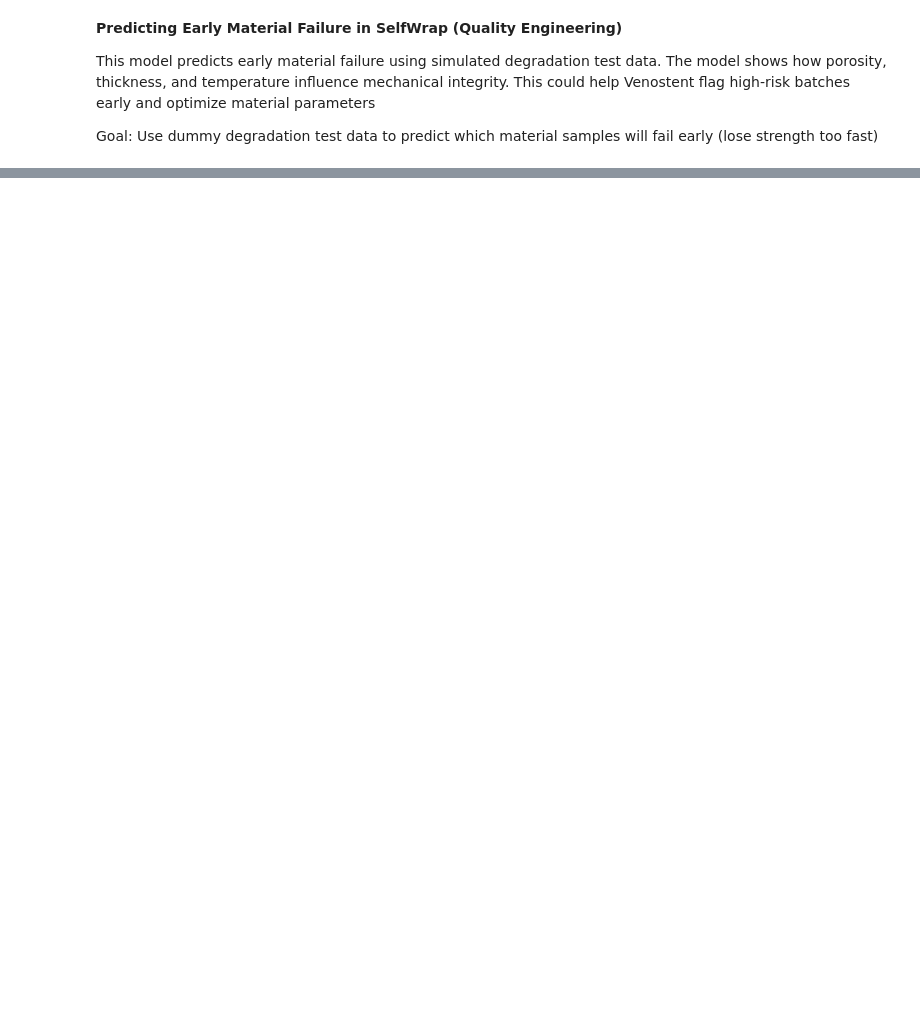
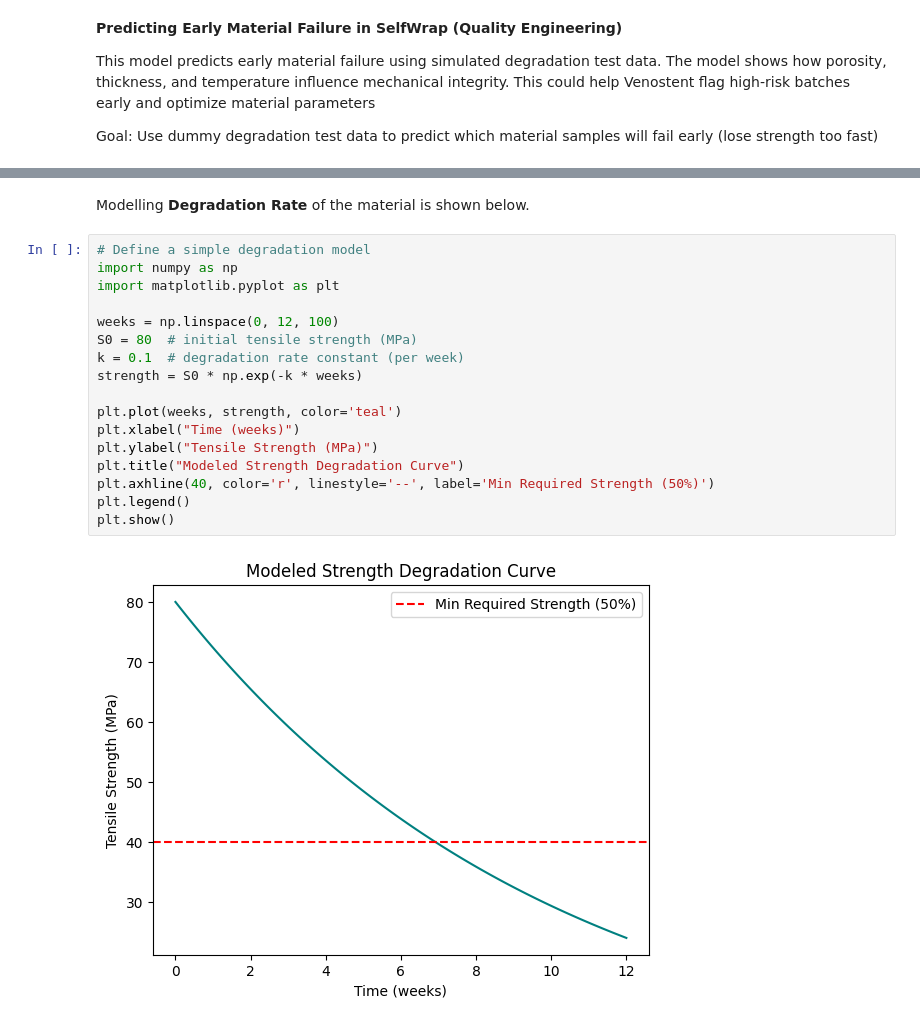
Before and after one commit to varshacode01/varshacode01, a Jupyter notebook: SelfWrap_Material_Failure_Predictor.ipynb, the cells around one changed output, grey strips where cells are left out. Drawn from its saved outputs; the diff is of its cells as text; blank space fills up the shorter version.

```diff
--- a/SelfWrap_Material_Failure_Predictor.ipynb
+++ b/SelfWrap_Material_Failure_Predictor.ipynb
@@ -61,0 +87,21 @@ plt.show()
+# %% [markdown]
+Modelling **Degradation Rate** of the material is shown below.
+# %%
+# Define a simple degradation model
+import numpy as np
+import matplotlib.pyplot as plt
+
+weeks = np.linspace(0, 12, 100)
+S0 = 80  # initial tensile strength (MPa)
+k = 0.1  # degradation rate constant (per week)
+strength = S0 * np.exp(-k * weeks)
+
+plt.plot(weeks, strength, color='teal')
+plt.xlabel("Time (weeks)")
+plt.ylabel("Tensile Strength (MPa)")
+plt.title("Modeled Strength Degradation Curve")
+plt.axhline(40, color='r', linestyle='--', label='Min Required Strength (50%)')
+plt.legend()
+plt.show()
+# %% [output]
+[figure, added]
```
Also changed, not shown: parts of 6 cells of this notebook.
